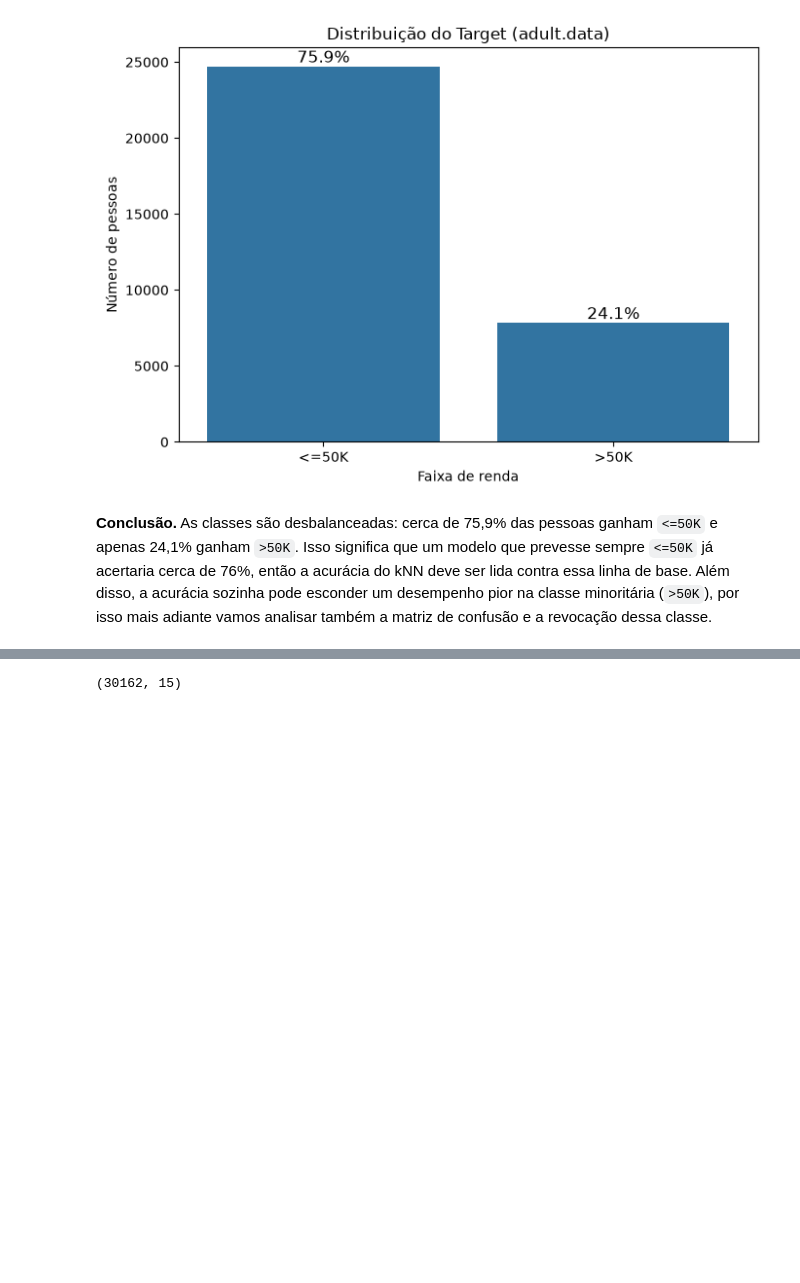
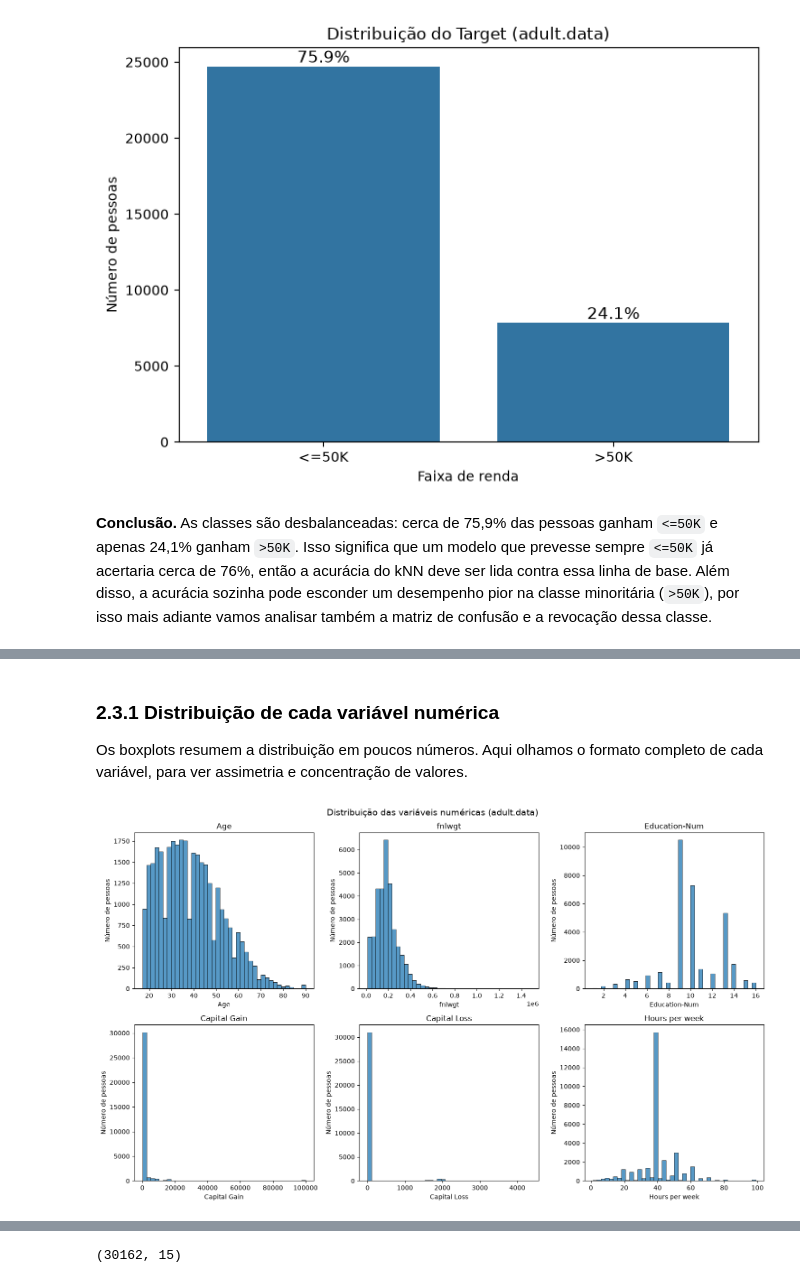
Before and after one commit to Gabrieldiv/KNN, a Jupyter notebook: adult_knn.ipynb, the cells around one changed output, grey strips where cells are left out. Saved outputs shown, nothing was run; the diff lists cells and outputs as text; code cells hidden in the pictures; blank space fills up the shorter version.

```diff
--- a/adult_knn.ipynb
+++ b/adult_knn.ipynb
@@ -185,0 +308,16 @@ dtype: int64
+# %% [markdown]
+### 2.3.1 Distribuição de cada variável numérica
+
+Os boxplots resumem a distribuição em poucos números. Aqui olhamos o formato completo de cada variável, para ver assimetria e concentração de valores.
+# %%
+fig, axes = plt.subplots(2, 3, figsize=(15, 9))
+for ax, coluna in zip(axes.ravel(), colunas_numericas):
+    sns.histplot(data=adult_data, x=coluna, bins=40, ax=ax)
+    ax.set_title(coluna)
+    ax.set_xlabel(coluna)
+    ax.set_ylabel("Número de pessoas")
+fig.suptitle("Distribuição das variáveis numéricas (adult.data)", fontsize=14)
+plt.tight_layout()
+plt.show()
+# %% [output]
+[figure, added]
```
Also changed, not shown: parts of 74 cells of this notebook, 1 other file.
